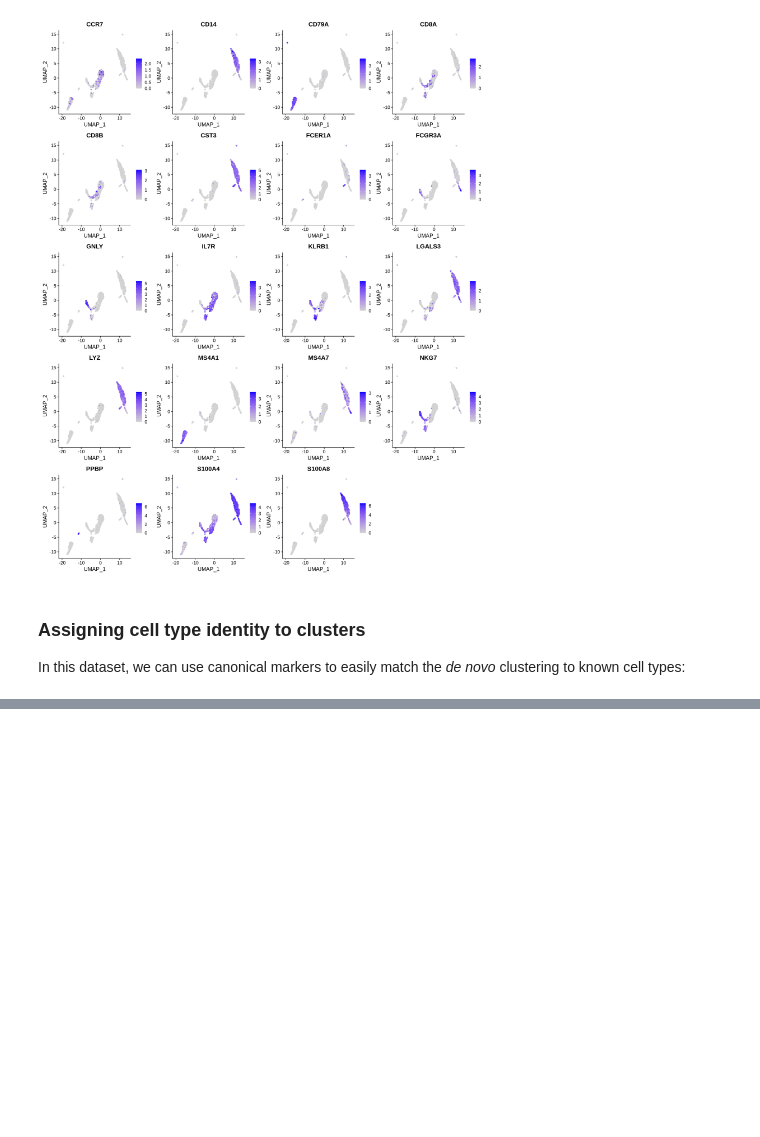
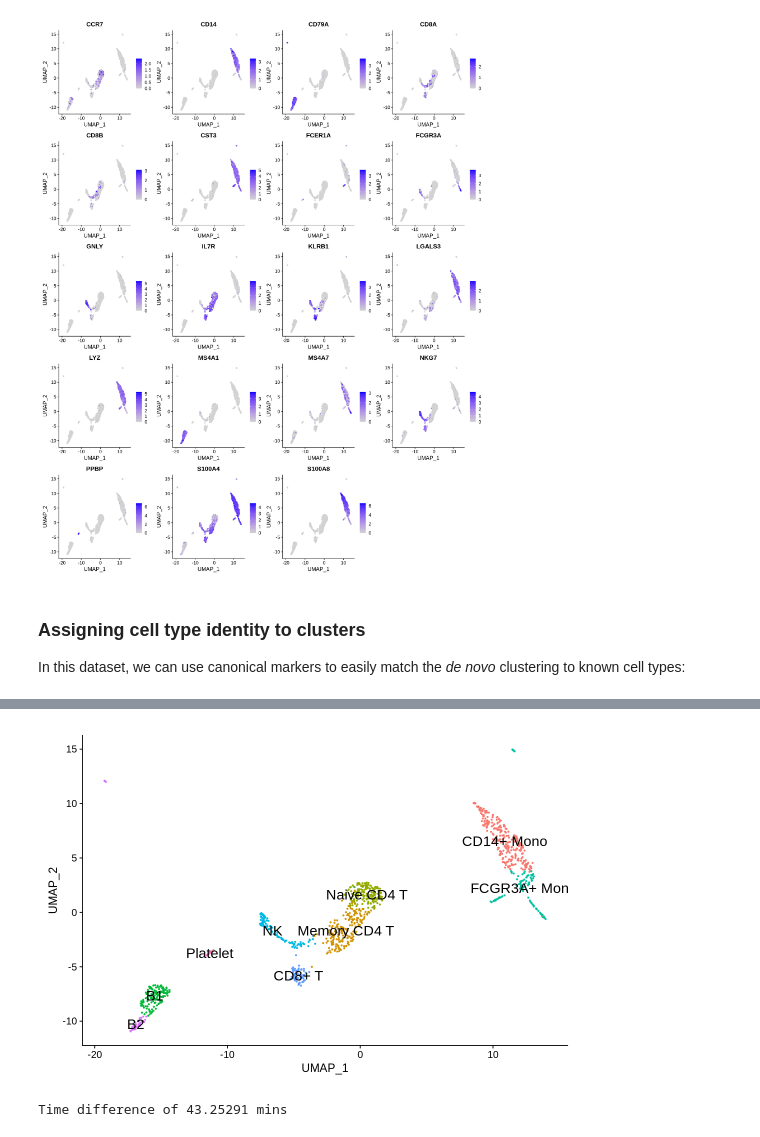
Before and after one commit to nghianc1/sample-database, a Jupyter notebook: docs/tutorials/kb_building_atlas/R/kb_analysis_0_R.ipynb, the cells around one changed output, grey strips where cells are left out. Saved outputs shown, nothing was run; the diff lists cells and outputs as text; code cells hidden in the pictures; blank space fills up the shorter version.

```diff
--- a/docs/tutorials/kb_building_atlas/R/kb_analysis_0_R.ipynb
+++ b/docs/tutorials/kb_building_atlas/R/kb_analysis_0_R.ipynb
@@ -700,0 +766,13 @@ In this dataset, we can use canonical markers to easily match the *de novo* clus
+# %%
+options(repr.plot.width=9, repr.plot.height=6)
+new.cluster.ids <- c("CD14+ Mono", "Memory CD4 T", "Naive CD4 T", "B1", "FCGR3A+ Mono",
+    "NK", "CD8+ T", "B2", "Platelet")
+names(new.cluster.ids) <- levels(pbmc)
+pbmc <- RenameIdents(pbmc, new.cluster.ids)
+DimPlot(pbmc, reduction = "umap", label = TRUE, pt.size = 0.5, label.size = 6) + NoLegend()
+# %% [output]
+[figure, added]
+# %%
+Sys.time() - start_time
+# %% [output]
+Time difference of 43.25291 mins
```
Also changed, not shown: parts of 17 cells of this notebook.
